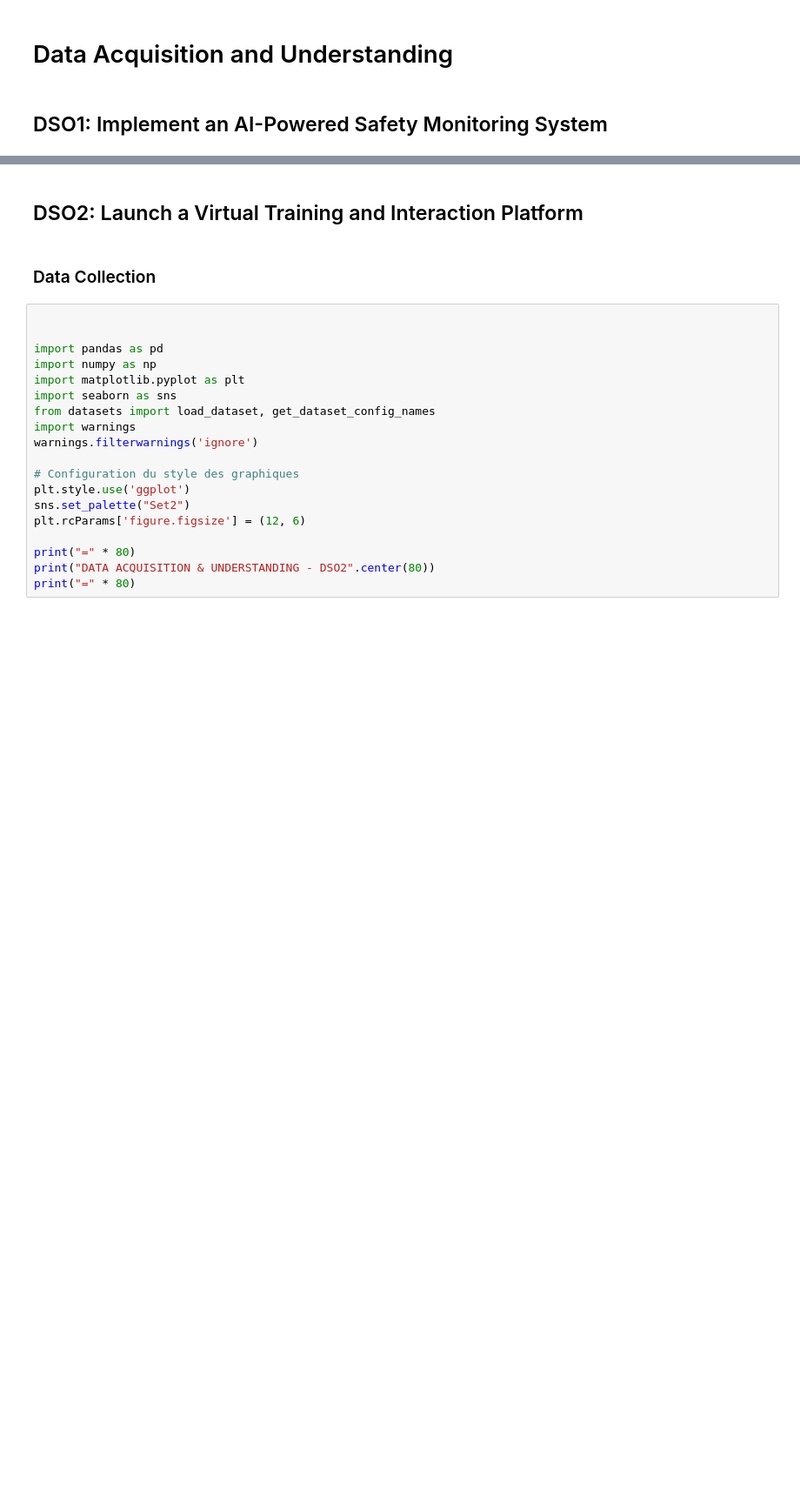
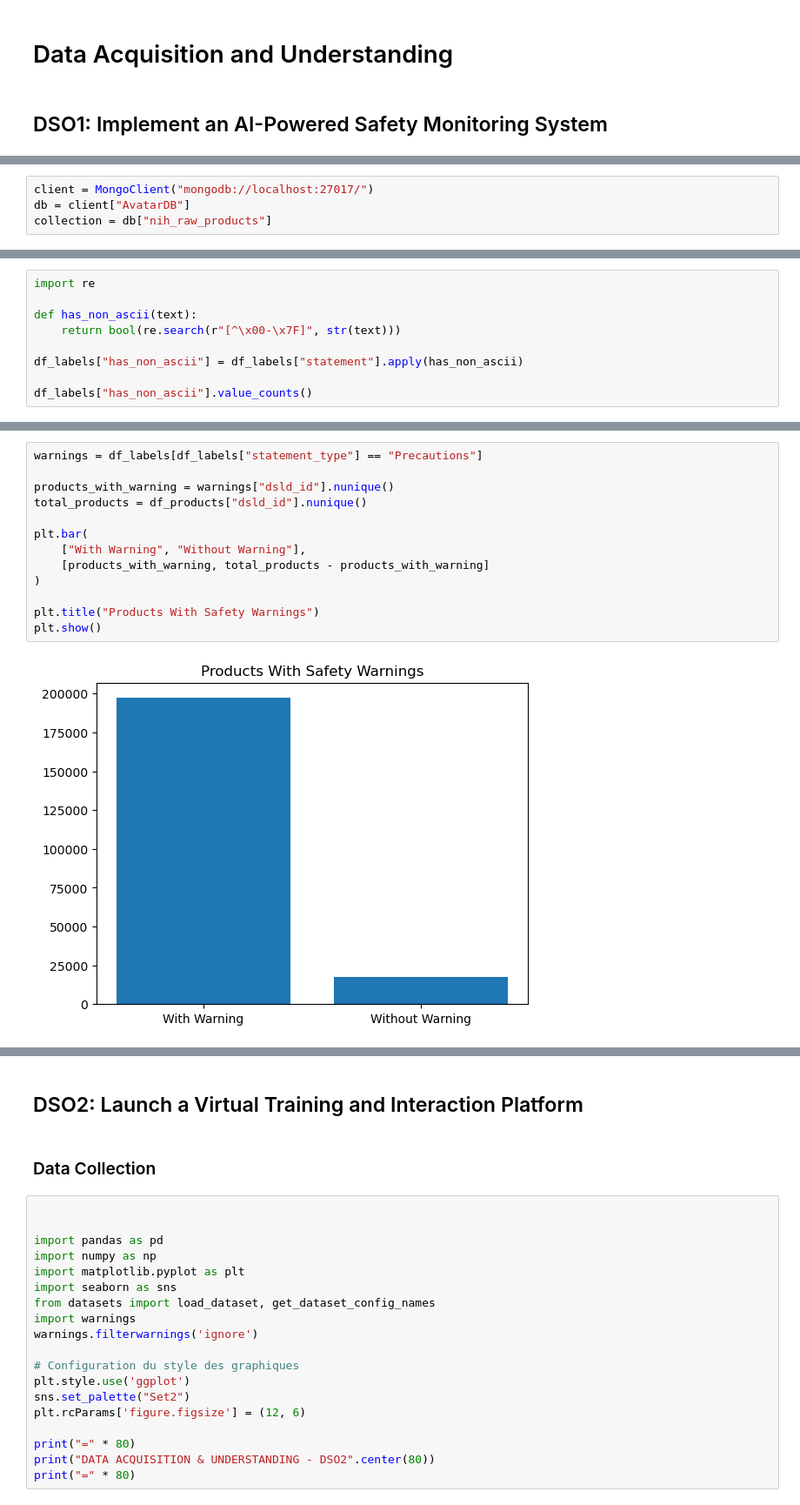
Before and after one commit to Tasnim85/Esprit-PI-4DS9-2526-ATHENAPLULSE, a Jupyter notebook: AthenaPulse.ipynb, the cells around one changed output, grey strips where cells are left out. Shown at 87% size. Cells and saved outputs as stored; diff of their text form; blank space fills up the shorter version.

```diff
--- a/AthenaPulse.ipynb
+++ b/AthenaPulse.ipynb
@@ -50,0 +55,4 @@
+# %%
+client = MongoClient("mongodb://localhost:27017/")
+db = client["AvatarDB"]
+collection = db["nih_raw_products"]
@@ -50,0 +178,9 @@
+# %%
+import re
+
+def has_non_ascii(text):
+    return bool(re.search(r"[^\x00-\x7F]", str(text)))
+
+df_labels["has_non_ascii"] = df_labels["statement"].apply(has_non_ascii)
+
+df_labels["has_non_ascii"].value_counts()
@@ -50,0 +228,15 @@
+# %%
+warnings = df_labels[df_labels["statement_type"] == "Precautions"]
+
+products_with_warning = warnings["dsld_id"].nunique()
+total_products = df_products["dsld_id"].nunique()
+
+plt.bar(
+    ["With Warning", "Without Warning"],
+    [products_with_warning, total_products - products_with_warning]
+)
+
+plt.title("Products With Safety Warnings")
+plt.show()
+# %% [output]
+[figure, added]
```
Also changed, not shown: parts of 125 cells of this notebook.
